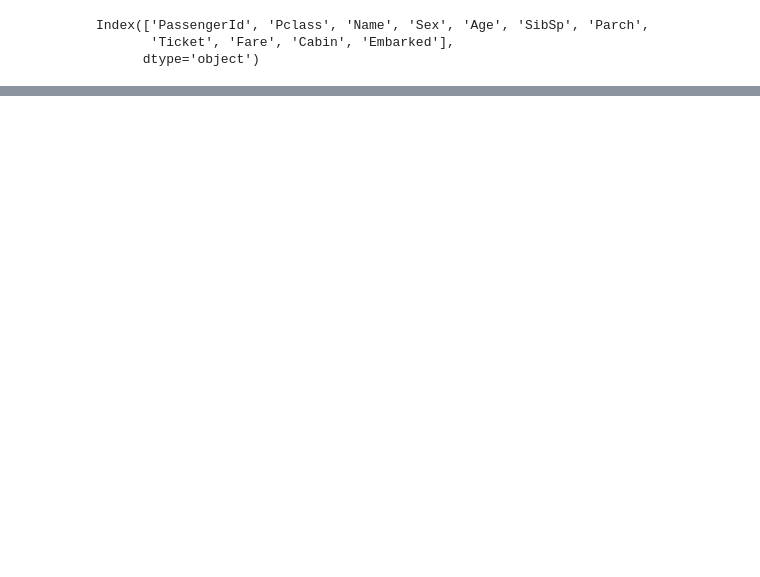
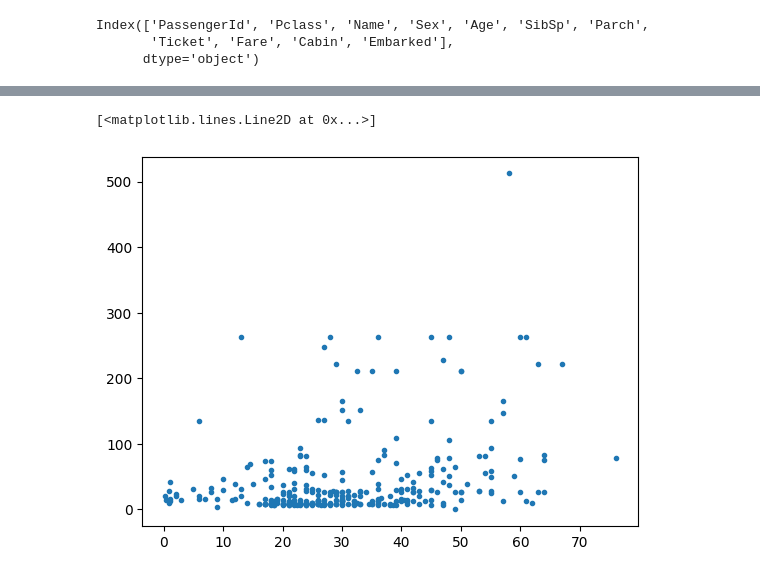
Before and after one commit to lexmckenz/csci_1070, a Jupyter notebook: week_04/intro_to_data_viz.ipynb, the cells around one changed output, grey strips where cells are left out. Saved outputs shown, nothing was run; the diff lists cells and outputs as text; code cells hidden in the pictures; blank space fills up the shorter version.

```diff
--- a/week_04/intro_to_data_viz.ipynb
+++ b/week_04/intro_to_data_viz.ipynb
@@ -48,0 +125,5 @@ Index(['PassengerId', 'Pclass', 'Name', 'Sex', 'Age', 'SibSp', 'Parch',
+# %%
+plt.plot(titanic_df['Age'],titanic_df['Fare'],'.')
+# %% [output]
+[<matplotlib.lines.Line2D at 0x...>]
+[figure, added]
```
Also changed, not shown: parts of 17 cells of this notebook.
